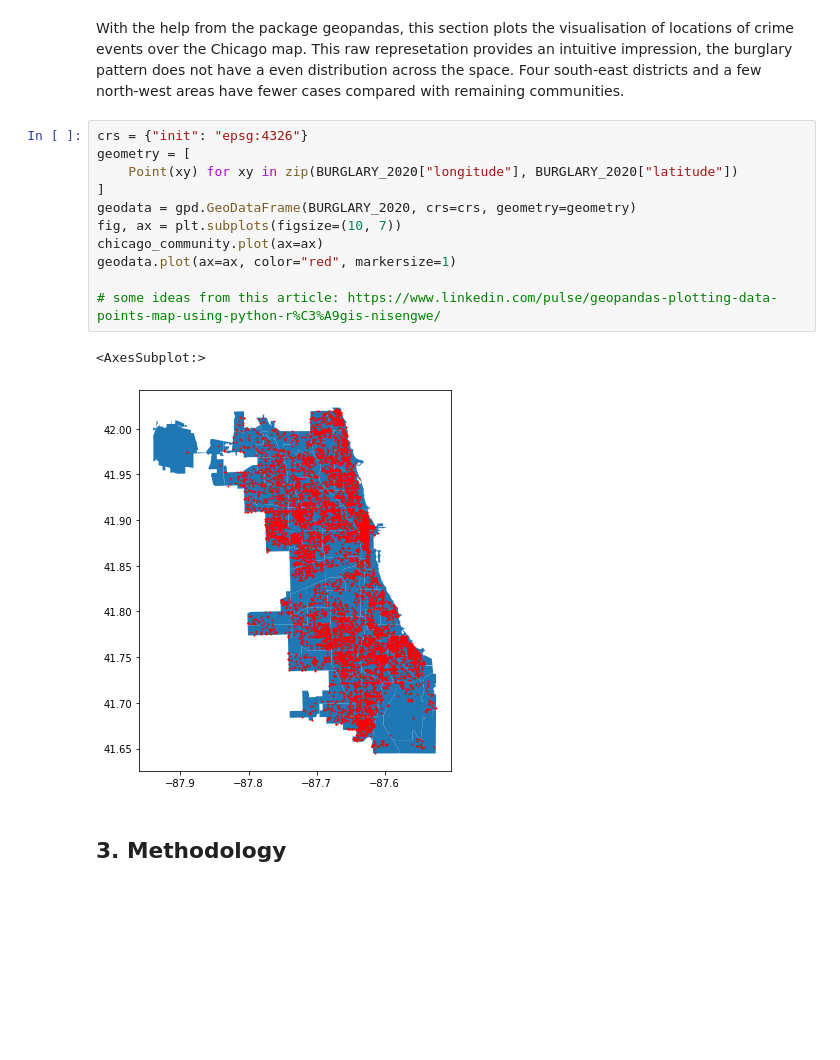
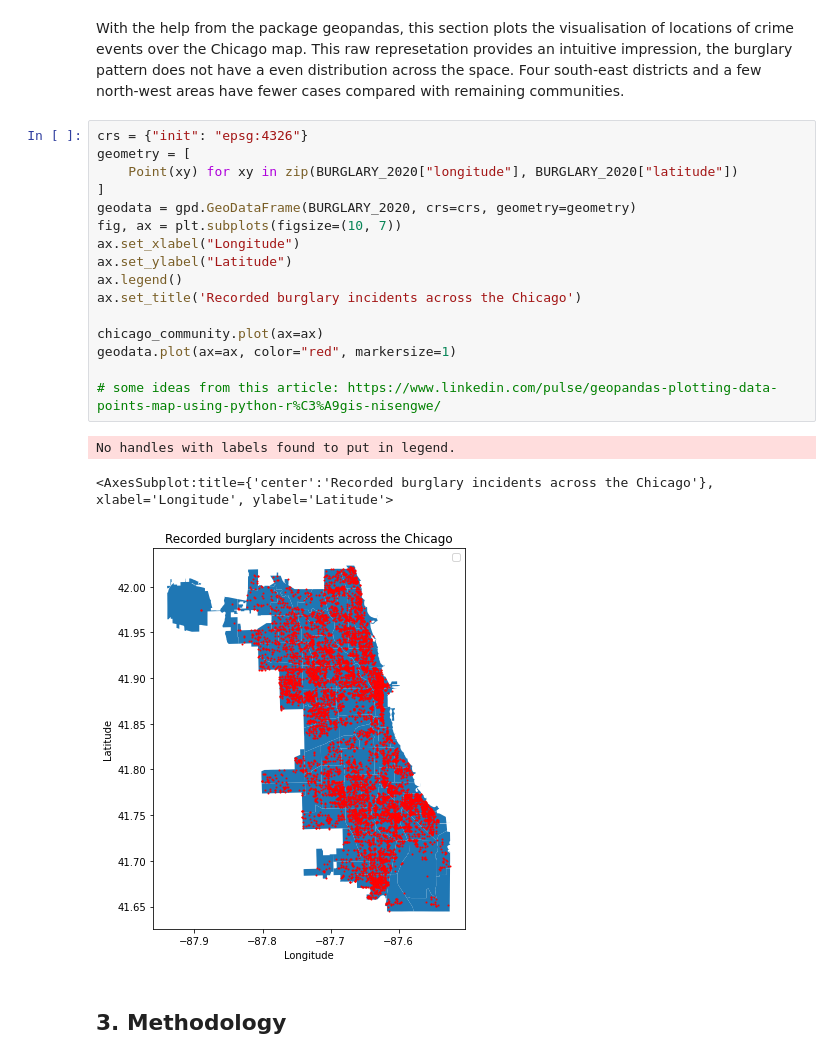
Before and after one commit to NijunJiang/CASA_CW, a Jupyter notebook: coursework.ipynb, the cells around one changed output. Saved outputs shown, nothing was run; the diff lists cells and outputs as text; blank space fills up the shorter version.

```diff
--- a/coursework.ipynb
+++ b/coursework.ipynb
@@ -242,16 +244,22 @@ With the help from the package geopandas, this section plots the visualisation o
 # %%
 crs = {"init": "epsg:4326"}
 geometry = [
     Point(xy) for xy in zip(BURGLARY_2020["longitude"], BURGLARY_2020["latitude"])
 ]
 geodata = gpd.GeoDataFrame(BURGLARY_2020, crs=crs, geometry=geometry)
 fig, ax = plt.subplots(figsize=(10, 7))
+ax.set_xlabel("Longitude")
+ax.set_ylabel("Latitude")
+ax.legend()
+ax.set_title('Recorded burglary incidents across the Chicago')
+
 chicago_community.plot(ax=ax)
 geodata.plot(ax=ax, color="red", markersize=1)
 
 # some ideas from this article: https://www.linkedin.com/pulse/geopandas-plotting-data-points-map-using-python-r%C3%A9gis-nisengwe/
 # %% [output]
-<AxesSubplot:>
+No handles with labels found to put in legend.
+<AxesSubplot:title={'center':'Recorded burglary incidents across the Chicago'}, xlabel='Longitude', ylabel='Latitude'>
-[figure, old version]
+[figure, new version]
 # %% [markdown]
 ## 3. Methodology
```
Also changed, not shown: parts of 7 cells of this notebook.
